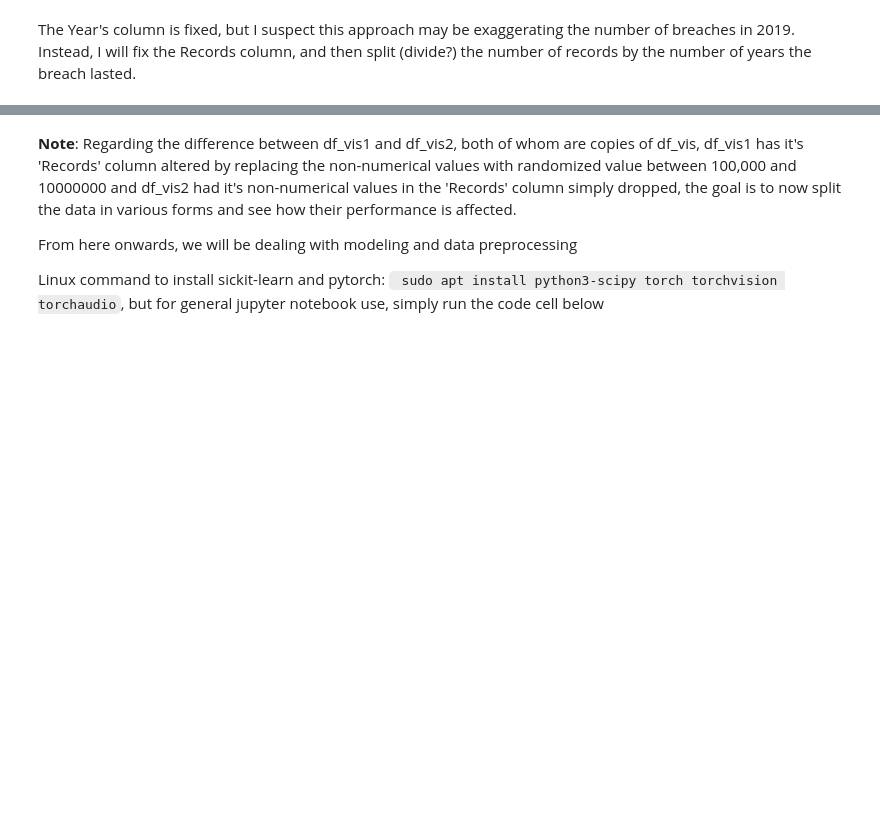
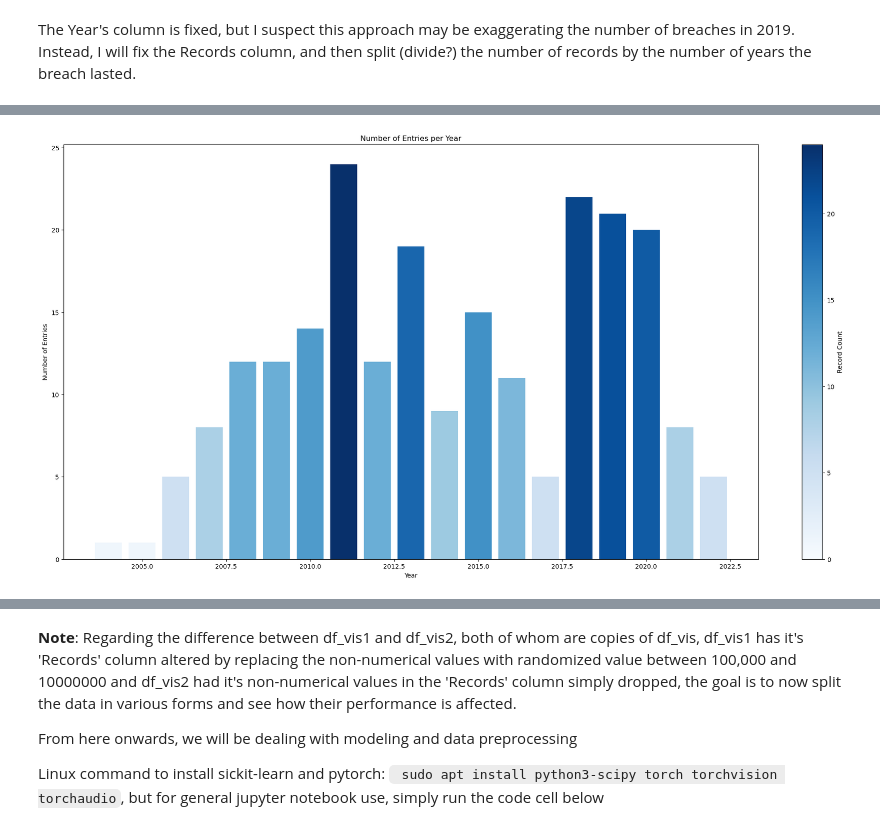
Before and after one commit to DeveloperMindset123/Accenture3A_Project, a Jupyter notebook: Accenture_3A_Ayan.ipynb, the cells around one changed output, grey strips where cells are left out. Saved outputs shown, nothing was run; the diff lists cells and outputs as text; code cells hidden in the pictures; blank space fills up the shorter version.

```diff
--- a/Accenture_3A_Ayan.ipynb
+++ b/Accenture_3A_Ayan.ipynb
@@ -223,3 +327,0 @@ Non numeric values:
-# %%
-#having index and the dataframe indexing is redundant
-df_vis.drop('Index', inplace=True, axis=1)
@@ -323,0 +839,12 @@ array(['healthcare', 'social_networking', 'tech', 'advertising',
+# %%
+# drop the nan values
+df_class.dropna(inplace=True)
+df_vis.dropna(inplace=True)
+df_vis.drop(labels=['Organization type', 'hashed_Entity'], axis=1, inplace=True)  # we can now check and see that df_vis and df_class both had Organization type and hashed_entity removed, we will also need to apply label encoding on Organization_type and Entity as we have simplified and cleaned them up
+df_class.drop(labels=['Organization type', 'hashed_Entity'], axis=1, inplace=True)
+
+print("Classification label values: ", df_class['Method'].unique())  # now we have binary classification label
+print("Regression label values: ", df_vis['Method'].unique())
+print("\nSecond Regression label values: ", df_vis['Organization_type'].unique())  # as we can see, no nan values are present within the dataframe
+print("\n The unique companies are: ", df_vis['Entity'].unique())
+df_vis # we have two redundant columns --> Organization_type and Organization type, one of them needs to be dropped alongside hashed_entity
@@ -323,0 +938,74 @@ array(['healthcare', 'social_networking', 'tech', 'advertising',
+# %%
+# convert the years to ints
+#df_vis['Year'] = df_vis['Year'].astype(int)
+#df_class['Year'] = df_class['Year'].astype(int)
+
+print("Before replacement:")
+print(df_vis['Year'].unique())
+print(df_class['Year'].unique())
+#we will need to replace the instances of 2018-2019 with 2018 alone and all instances of 2014 to 2015 with 2015 alone
+df_vis['Year'] = df_vis['Year'].replace({'2018-2019': '2018', '2014 and 2015':'2015'})
+df_class['Year'] = df_class['Year'].replace({'2018-2019':'2018', '2014 and 2015':'2014'})
+
+print("\nAfter Replacement:")
+print(df_vis['Year'].unique())  # now we have uniformity of years without outlier values
+print(df_class['Year'].unique())
+
+# perform typecast on the dataframe
+df_vis['Year'] = df_vis['Year'].astype(int)
+df_class['Year'] = df_class['Year'].astype(int)
+
+#observe the datatype of the dataframe
+print("\nCurrent datatypes:\n")
+print(df_vis.dtypes, "\n")
+print(df_class.dtypes)
+
+#grouping data by year
+grouped_data = df_vis.groupby('Year').size()
+grouped_data2 = df_class.groupby('Year').size()
+
+#sorting the group data by the year
+grouped_data = grouped_data.sort_index()
+grouped_data2 = grouped_data2.sort_index()
+
+# convert the years to whole numbers
+grouped_data.index = grouped_data.index.astype(int)
+grouped_data2.index = grouped_data2.astype(int)
+
+# creating a barplot with figsize
+fig, ax = plt.subplots(figsize=(25,12))
+
+# use the colormap to create gradient effect
+norm = plt.Normalize(0, grouped_data.max()) # get the max value of the group data and we are passing in the parameters 0 and the maxiimum value we got from grouped_data upon soring it
+# norm2 = plt.normalize(0, grouped_data2.max())
+
+colors1 = plt.cm.twilight(norm(grouped_data.values))  # initially Reds, but modified to be other values
+colors2 = plt.cm.magma(norm(grouped_data.values))  # second option to test out
+colors3 = plt.cm.viridis(norm(grouped_data.values))
+colors3 = plt.cm.Blues(norm(grouped_data.values))
+#colors2 = plt.cm.Reds(norm(grouped_data2.values))
+
+bars = ax.bar(grouped_data.index, grouped_data.values, color=colors3) #initialize the colors to the color we created above, this will determine the color of the bars
+#bars = ax.bar(grouped_data2.index, grouped_data2.values, color=custom_cmaps)
+
+#adding labels and titles
+ax.set_xlabel('Year')
+ax.set_ylabel('Number of Entries')
+ax.set_title('Number of Entries per Year')
+
+# add a colorbar and show the scale, note that it needs to match the bars value color parameter value
+char = plt.colorbar(plt.cm.ScalarMappable(norm=norm, cmap='Blues'), ax=ax, orientation='vertical')  # this will determine the colorbar we are working with
+char.set_label('Record Count')
+
+#make the background transparent --> commented out because it's hard to make out the detauls in the png
+#fig.patch.set_alpha(0.0)
+#ax.patch.set_alpha(0.0)
+
+# save the plot with a transparent background
+plt.savefig('visualization_graphs/entries.png', bbox_inches='tight', pad_inches=0.1)
+
+#display the plot
+plt.show()
+
+#adding
+# %% [output]
@@ -323,0 +1029 @@ array(['healthcare', 'social_networking', 'tech', 'advertising',
+[figure, added]
```
Also changed, not shown: parts of 55 cells of this notebook, 6 other files.
